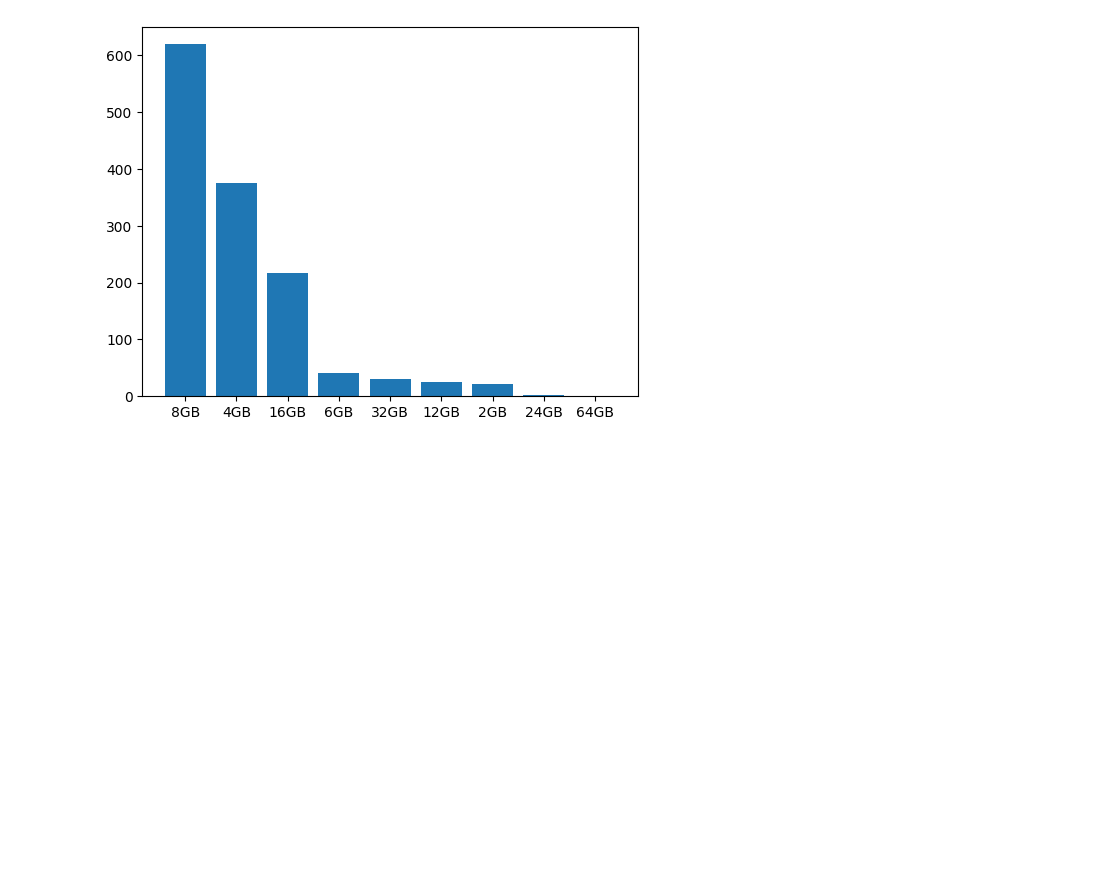
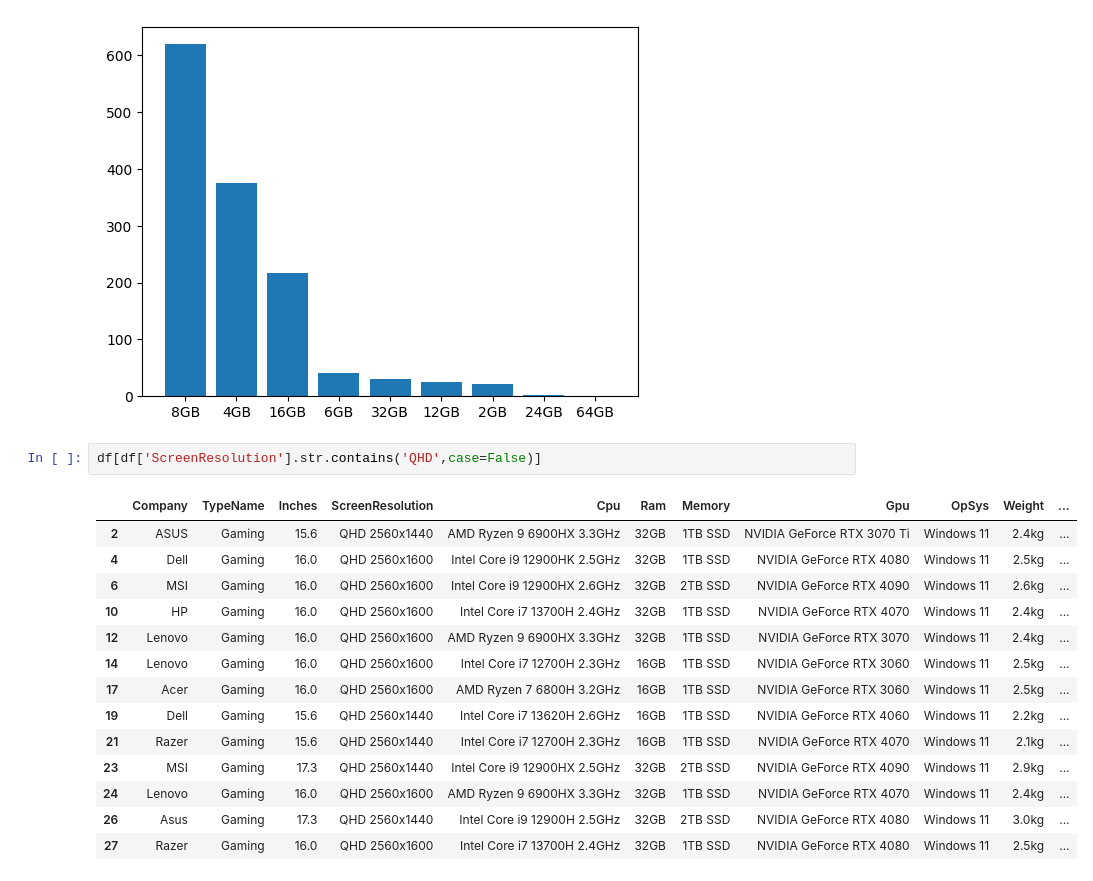
Before and after one commit to Namir50/Laptop-Price-Prediction-App, a Jupyter notebook: notebook/laptop_dataset_eda.ipynb, the cells around one changed output. Saved outputs shown, nothing was run; the diff lists cells and outputs as text; blank space fills up the shorter version.

```diff
--- a/notebook/laptop_dataset_eda.ipynb
+++ b/notebook/laptop_dataset_eda.ipynb
@@ -166,3 +166,20 @@ plt.bar(ram_counts.index, ram_counts.values)
 # %% [output]
 <BarContainer object of 9 artists>
 [figure]
+# %%
+df[df['ScreenResolution'].str.contains('QHD',case=False)]
+# %% [output]
+|  | Company | TypeName | Inches | ScreenResolution | Cpu | Ram | Memory | Gpu | OpSys | Weight | ... |
+| 2 | ASUS | Gaming | 15.6 | QHD 2560x1440 | AMD Ryzen 9 6900HX 3.3GHz | 32GB | 1TB SSD | NVIDIA GeForce RTX 3070 Ti | Windows 11 | 2.4kg | ... |
+| 4 | Dell | Gaming | 16.0 | QHD 2560x1600 | Intel Core i9 12900HK 2.5GHz | 32GB | 1TB SSD | NVIDIA GeForce RTX 4080 | Windows 11 | 2.5kg | ... |
+| 6 | MSI | Gaming | 16.0 | QHD 2560x1600 | Intel Core i9 12900HX 2.6GHz | 32GB | 2TB SSD | NVIDIA GeForce RTX 4090 | Windows 11 | 2.6kg | ... |
+| 10 | HP | Gaming | 16.0 | QHD 2560x1600 | Intel Core i7 13700H 2.4GHz | 32GB | 1TB SSD | NVIDIA GeForce RTX 4070 | Windows 11 | 2.4kg | ... |
+| 12 | Lenovo | Gaming | 16.0 | QHD 2560x1600 | AMD Ryzen 9 6900HX 3.3GHz | 32GB | 1TB SSD | NVIDIA GeForce RTX 3070 | Windows 11 | 2.4kg | ... |
+| 14 | Lenovo | Gaming | 16.0 | QHD 2560x1600 | Intel Core i7 12700H 2.3GHz | 16GB | 1TB SSD | NVIDIA GeForce RTX 3060 | Windows 11 | 2.5kg | ... |
+| 17 | Acer | Gaming | 16.0 | QHD 2560x1600 | AMD Ryzen 7 6800H 3.2GHz | 16GB | 1TB SSD | NVIDIA GeForce RTX 3060 | Windows 11 | 2.5kg | ... |
+| 19 | Dell | Gaming | 15.6 | QHD 2560x1440 | Intel Core i7 13620H 2.6GHz | 16GB | 1TB SSD | NVIDIA GeForce RTX 4060 | Windows 11 | 2.2kg | ... |
+| 21 | Razer | Gaming | 15.6 | QHD 2560x1440 | Intel Core i7 12700H 2.3GHz | 16GB | 1TB SSD | NVIDIA GeForce RTX 4070 | Windows 11 | 2.1kg | ... |
+| 23 | MSI | Gaming | 17.3 | QHD 2560x1440 | Intel Core i9 12900HX 2.5GHz | 32GB | 2TB SSD | NVIDIA GeForce RTX 4090 | Windows 11 | 2.9kg | ... |
+| 24 | Lenovo | Gaming | 16.0 | QHD 2560x1600 | AMD Ryzen 9 6900HX 3.3GHz | 32GB | 1TB SSD | NVIDIA GeForce RTX 4070 | Windows 11 | 2.4kg | ... |
+| 26 | Asus | Gaming | 17.3 | QHD 2560x1440 | Intel Core i9 12900H 2.5GHz | 32GB | 2TB SSD | NVIDIA GeForce RTX 4080 | Windows 11 | 3.0kg | ... |
+| 27 | Razer | Gaming | 16.0 | QHD 2560x1600 | Intel Core i7 13700H 2.4GHz | 32GB | 1TB SSD | NVIDIA GeForce RTX 4080 | Windows 11 | 2.5kg | ... |
```
Also changed, not shown: parts of 1 cell of this notebook, 1 other file.
